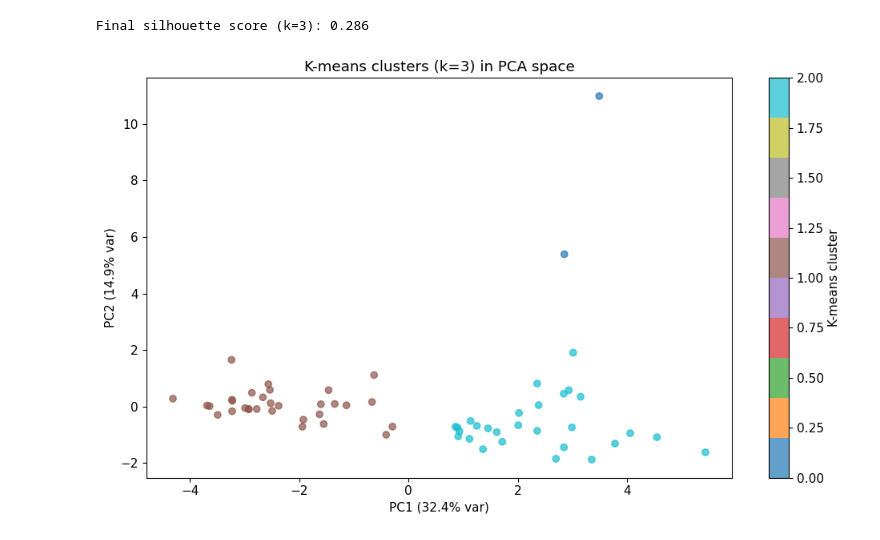
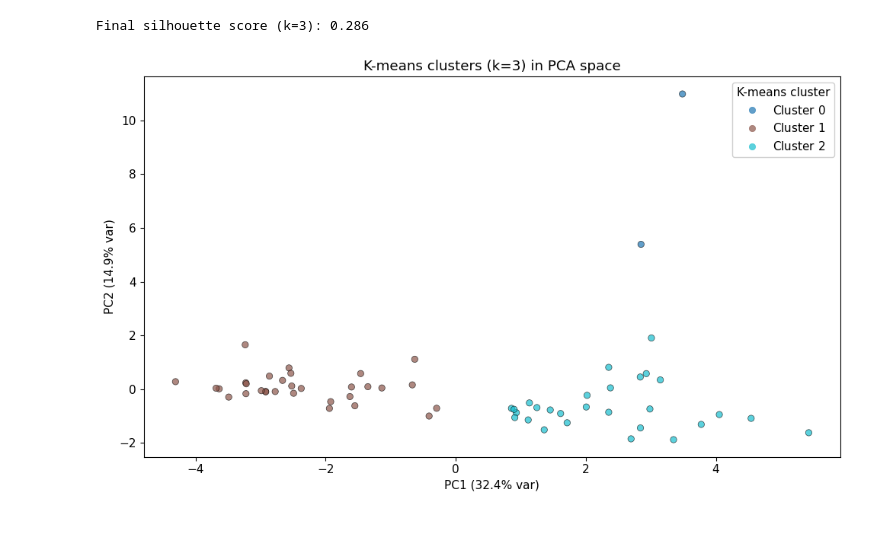
Before and after one commit to fnv234/metabolites-analysis, a Jupyter notebook: analysis.ipynb, the cells around one changed output. Cells and saved outputs as stored; diff of their text form; code cells hidden in the pictures.

Commit message:
legend edit

```diff
--- a/analysis.ipynb
+++ b/analysis.ipynb
@@ -654,15 +654,17 @@ Final silhouette score (k=3): 0.286
 # %%
 # PCA for 2D visualization of clusters (optional)
 from sklearn.decomposition import PCA
 pca = PCA(n_components=2, random_state=42)
 X_pca = pca.fit_transform(X_clust)
-plt.figure(figsize=(10, 6))
-scatter = plt.scatter(X_pca[:, 0], X_pca[:, 1], c=cluster_labels, cmap="tab10", alpha=0.7)
-plt.colorbar(scatter, label="K-means cluster")
-plt.xlabel("PC1 ({:.1f}% var)".format(100 * pca.explained_variance_ratio_[0]))
-plt.ylabel("PC2 ({:.1f}% var)".format(100 * pca.explained_variance_ratio_[1]))
-plt.title("K-means clusters (k=%d) in PCA space" % k_opt)
+fig, ax = plt.subplots(figsize=(10, 6))
+scatter = ax.scatter(X_pca[:, 0], X_pca[:, 1], c=cluster_labels, cmap="tab10", alpha=0.7, edgecolors="black", linewidths=0.5)
+# Discrete legend: "Cluster 0", "Cluster 1", ... instead of colorbar
+handles, labels = scatter.legend_elements(prop="colors")
+ax.legend(handles, ["Cluster %s" % l for l in labels], title="K-means cluster", loc="best", framealpha=0.9)
+ax.set_xlabel("PC1 ({:.1f}% var)".format(100 * pca.explained_variance_ratio_[0]))
+ax.set_ylabel("PC2 ({:.1f}% var)".format(100 * pca.explained_variance_ratio_[1]))
+ax.set_title("K-means clusters (k=%d) in PCA space" % k_opt)
 plt.tight_layout()
 plt.show()
 # %% [output]
-[figure, old version]
+[figure, new version]
```
